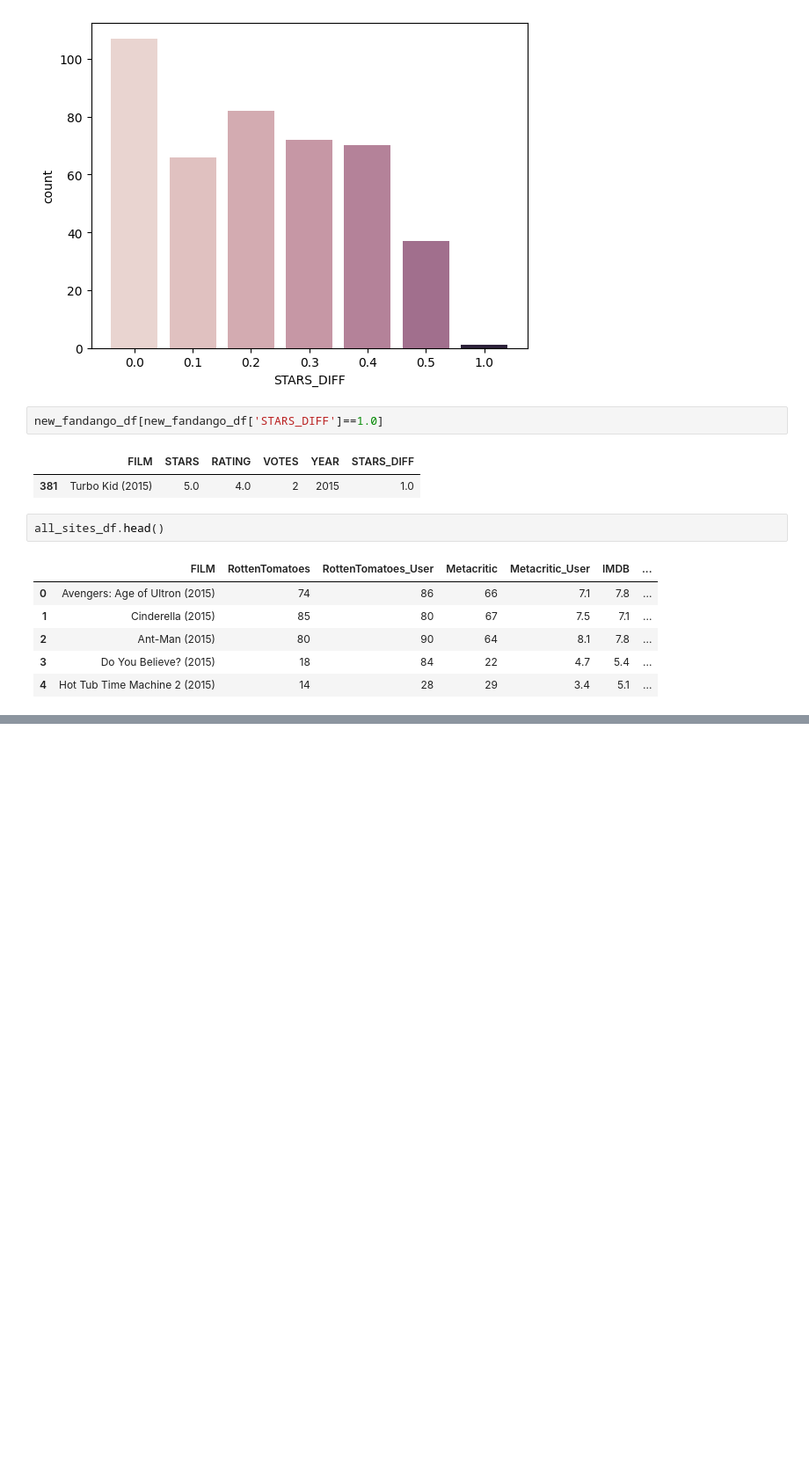
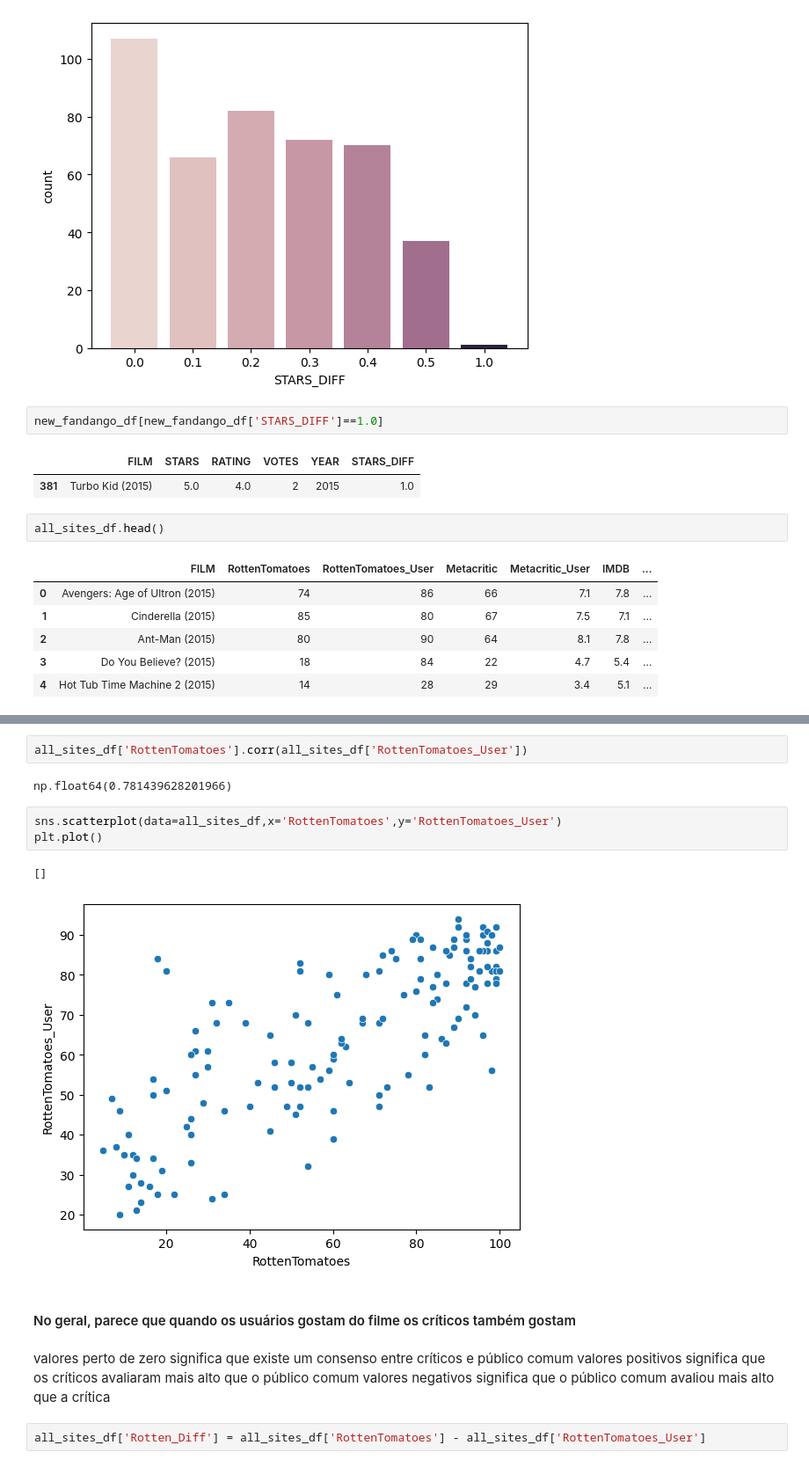
Before and after one commit to aronbarbosag/data-analysis-python, a Jupyter notebook: notebooks/capstone_project.ipynb, the cells around one changed output, grey strips where cells are left out. Shown at 88% size. Cells and saved outputs as stored; diff of their text form; blank space fills up the shorter version.

```diff
--- a/notebooks/capstone_project.ipynb
+++ b/notebooks/capstone_project.ipynb
@@ -259,0 +289,18 @@ all_sites_df.head()
+# %%
+all_sites_df['RottenTomatoes'].corr(all_sites_df['RottenTomatoes_User'])
+# %% [output]
+np.float64(0.781439628201966)
+# %%
+sns.scatterplot(data=all_sites_df,x='RottenTomatoes',y='RottenTomatoes_User')
+plt.plot()
+# %% [output]
+[]
+[figure, added]
+# %% [markdown]
+#### No geral, parece que quando os usuários gostam do filme os críticos também gostam
+# %% [markdown]
+valores perto de zero significa que existe um consenso entre críticos e público comum
+valores positivos significa que os críticos avaliaram mais alto que o público comum
+valores negativos significa que o público comum avaliou mais alto que a crítica
+# %%
+all_sites_df['Rotten_Diff'] = all_sites_df['RottenTomatoes'] - all_sites_df['RottenTomatoes_User']
```
Also changed, not shown: parts of 7 cells of this notebook.
